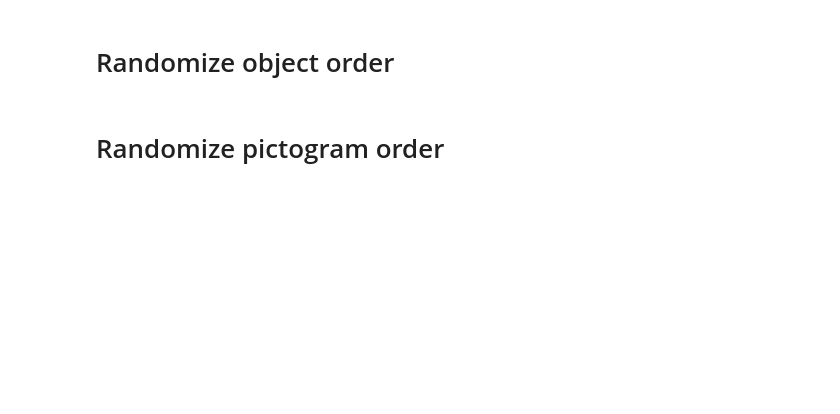
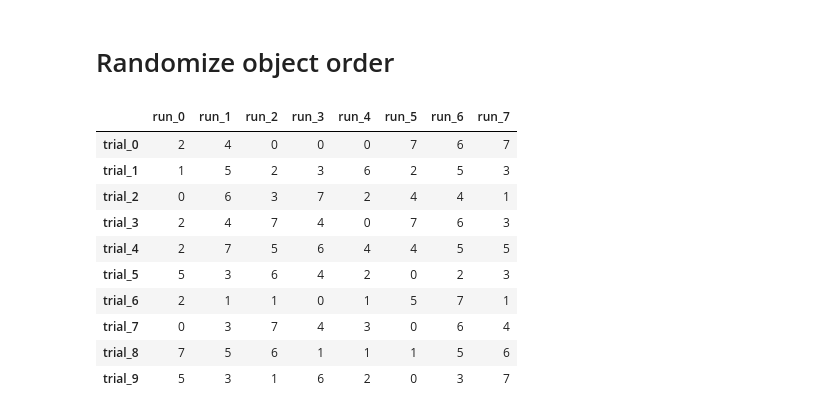
Before and after one commit to amar-enkhbat/codebook_generator, a Jupyter notebook: trial_randomizer.ipynb, the cells around one changed output. Saved outputs shown, nothing was run; the diff lists cells and outputs as text; code cells hidden in the pictures; blank space fills up the shorter version.

```diff
--- a/trial_randomizer.ipynb
+++ b/trial_randomizer.ipynb
@@ -61,7 +77,29 @@ plt.show()
 # %% [markdown]
 # Randomize object order
 # %%
-df_obj_orders = pd.DataFrame([[[objects[i] for i in np.random.permutation(np.arange(n_objs))] for _ in range(df_trial_orders.shape[1])] for _ in range(df_trial_orders.shape[0])], columns=df_trial_orders.columns, index=[f'trial_{i}' for i in range(n_trials)])
-df_obj_orders.to_csv(f"{save_dir}/obj_orders.csv", index=True)
+obj_orders = np.zeros_like(df_trial_orders) - 1
+
+for condition_id in range(len(conditions)):
+    obj_order = np.ravel([np.random.permutation(np.arange(n_objs)) for _ in range(n_reps)])
+    k = 0
+    for i in range(obj_orders.shape[1]):
+        for j in range(obj_orders.shape[0]):
+            if df_trial_orders.values[j, i] == condition_id:
+                obj_orders[j, i] = obj_order[k]
+                k += 1
+
+df_obj_orders = pd.DataFrame(obj_orders, columns=df_trial_orders.columns, index=df_trial_orders.index)
+df_obj_orders.to_csv(f'{save_dir}/obj_orders.csv', index=True)
+df_obj_orders
+# %% [output]
+|  | run_0 | run_1 | run_2 | run_3 | run_4 | run_5 | run_6 | run_7 |
+| trial_0 | 2 | 4 | 0 | 0 | 0 | 7 | 6 | 7 |
+| trial_1 | 1 | 5 | 2 | 3 | 6 | 2 | 5 | 3 |
+| trial_2 | 0 | 6 | 3 | 7 | 2 | 4 | 4 | 1 |
+| trial_3 | 2 | 4 | 7 | 4 | 0 | 7 | 6 | 3 |
+| trial_4 | 2 | 7 | 5 | 6 | 4 | 4 | 5 | 5 |
+| trial_5 | 5 | 3 | 6 | 4 | 2 | 0 | 2 | 3 |
+| trial_6 | 2 | 1 | 1 | 0 | 1 | 5 | 7 | 1 |
+| trial_7 | 0 | 3 | 7 | 4 | 3 | 0 | 6 | 4 |
+| trial_8 | 7 | 5 | 6 | 1 | 1 | 1 | 5 | 6 |
+| trial_9 | 5 | 3 | 1 | 6 | 2 | 0 | 3 | 7 |
-# %% [markdown]
-# Randomize pictogram order
```
Also changed, not shown: parts of 5 cells of this notebook, 4 other files.
